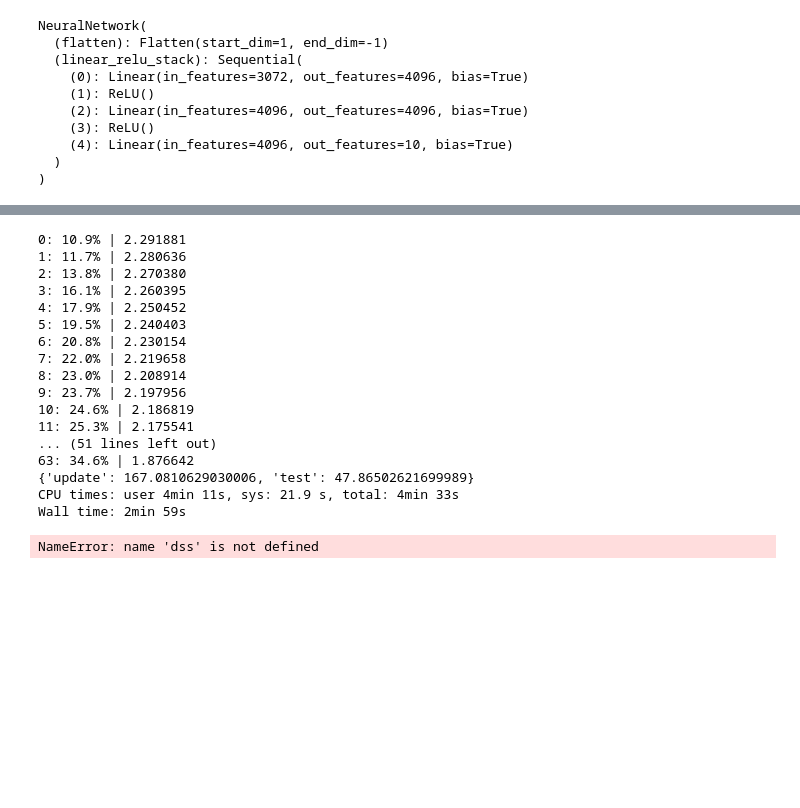
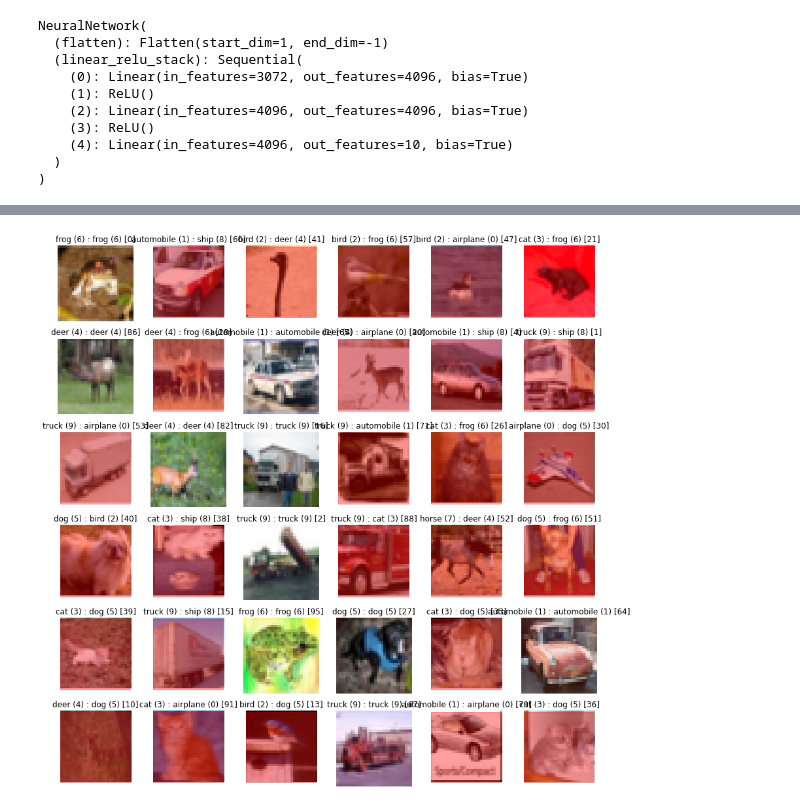
Before and after one commit to GilgameshxZero/utulek, a Jupyter notebook: experiments/fc-2.ipynb, the cells around one changed output, grey strips where cells are left out. Drawn from its saved outputs; the diff is of its cells as text; code cells hidden in the pictures; blank space fills up the shorter version.

```diff
--- a/experiments/fc-2.ipynb
+++ b/experiments/fc-2.ipynb
@@ -5,6 +8,4 @@ import numpy as np
 # %%
-hyper = {
-    "batch_size": 128,
-    "epochs": 64,
-    "device": "cuda" if torch.cuda.is_available() else "cpu"
-}
+batch_size = 100
+epochs = 32
+device = "cuda" if torch.cuda.is_available() else "cpu"
@@ -117,32 +128,5 @@ def test(loader, model, loss_fn, epoch):
-# %%
-%%time
-for epoch in range(hyper["epochs"]):
-    train(result["c10"]["train-loader"], model, loss_fn, optimizer)
-    utulek.time("test", test, result["c10"]["test-loader"], model, loss_fn, epoch)
-
-print(utulek.time_result)
-# %% [output]
-0: 10.9% | 2.291881
-1: 11.7% | 2.280636
-2: 13.8% | 2.270380
-3: 16.1% | 2.260395
-4: 17.9% | 2.250452
-5: 19.5% | 2.240403
-6: 20.8% | 2.230154
-7: 22.0% | 2.219658
-8: 23.0% | 2.208914
-9: 23.7% | 2.197956
-10: 24.6% | 2.186819
-11: 25.3% | 2.175541
-... (51 lines left out)
-63: 34.6% | 1.876642
-{'update': 167.0810629030006, 'test': 47.86502621699989}
-CPU times: user 4min 11s, sys: 21.9 s, total: 4min 33s
-Wall time: 2min 59s
-# %%
-for X, Y in dss["c10-dl"][0]:
-    pred = model(X.to(hps["device"])).argmax(axis=1).cpu()
-    utulek.show_img_ds(X, Y, pred, labels=utulek.fetch_tfds_img_ds_labels("cifar10"), shape=(6, 5))
-    break
-# %% [output]
-NameError: name 'dss' is not defined
+# %%
+pred = model(torch.from_numpy(X_orig[:100]).to(device)).argmax(axis=1)
+utulek.show_img_ds(X_orig[:100], Y_orig[:100], pred, labels=labels, shape=(6, 6))
+# %% [output]
+[figure, added]
```
Also changed, not shown: parts of 8 cells of this notebook, 6 other files.
